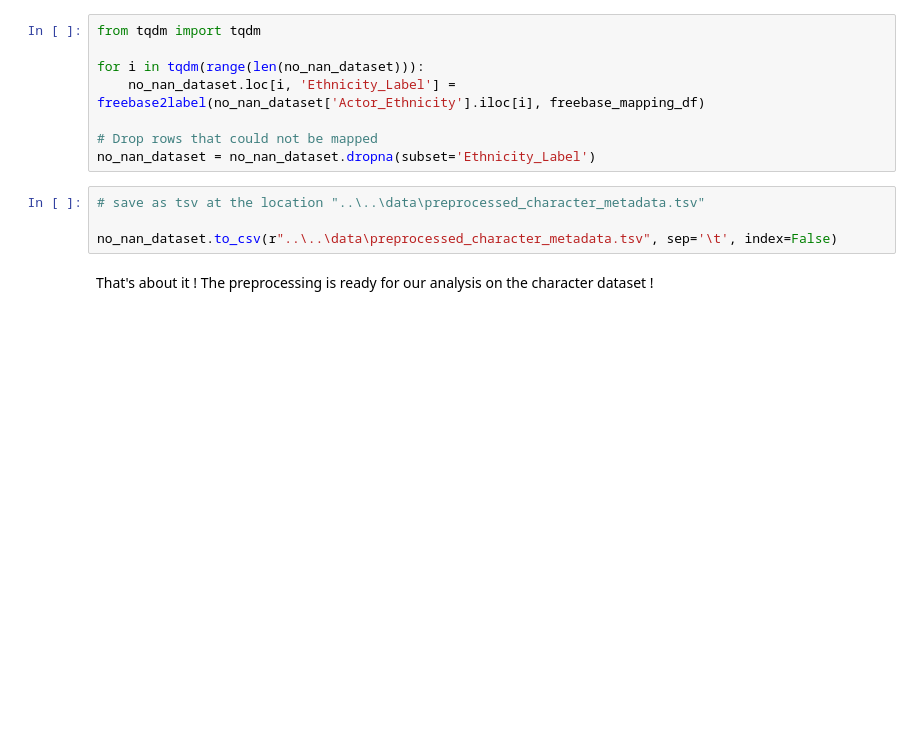
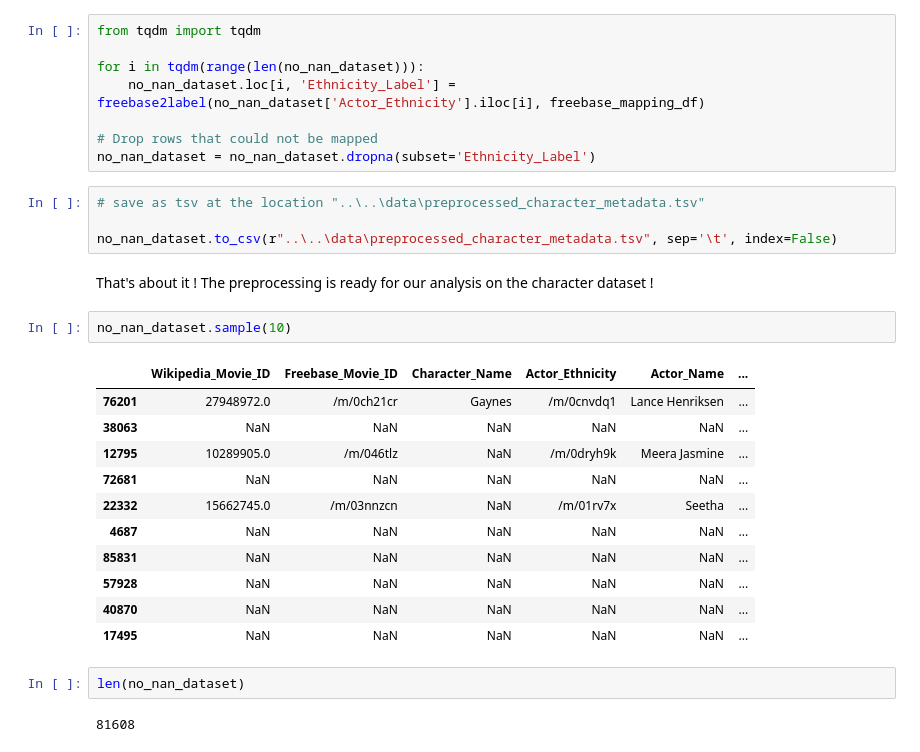
Before and after one commit to epfl-ada/ada-2024-project-adanonymous, a Jupyter notebook: src/utils/preprocessing_louis.ipynb, the cells around one changed output. Saved outputs shown, nothing was run; the diff lists cells and outputs as text; blank space fills up the shorter version.

Commit message:
Preprocessed dataset

```diff
--- a/src/utils/preprocessing_louis.ipynb
+++ b/src/utils/preprocessing_louis.ipynb
@@ -315,3 +315,21 @@ no_nan_dataset = no_nan_dataset.dropna(subset='Ethnicity_Label')
 no_nan_dataset.to_csv(r"..\..\data\preprocessed_character_metadata.tsv", sep='\t', index=False)
 # %% [markdown]
 That's about it ! The preprocessing is ready for our analysis on the character dataset !
+# %%
+no_nan_dataset.sample(10)
+# %% [output]
+|  | Wikipedia_Movie_ID | Freebase_Movie_ID | Character_Name | Actor_Ethnicity | Actor_Name | ... |
+| 76201 | 27948972.0 | /m/0ch21cr | Gaynes | /m/0cnvdq1 | Lance Henriksen | ... |
+| 38063 | NaN | NaN | NaN | NaN | NaN | ... |
+| 12795 | 10289905.0 | /m/046tlz | NaN | /m/0dryh9k | Meera Jasmine | ... |
+| 72681 | NaN | NaN | NaN | NaN | NaN | ... |
+| 22332 | 15662745.0 | /m/03nnzcn | NaN | /m/01rv7x | Seetha | ... |
+| 4687 | NaN | NaN | NaN | NaN | NaN | ... |
+| 85831 | NaN | NaN | NaN | NaN | NaN | ... |
+| 57928 | NaN | NaN | NaN | NaN | NaN | ... |
+| 40870 | NaN | NaN | NaN | NaN | NaN | ... |
+| 17495 | NaN | NaN | NaN | NaN | NaN | ... |
+# %%
+len(no_nan_dataset)
+# %% [output]
+81608
```
Also changed, not shown: parts of 4 cells of this notebook, 1 other file.
